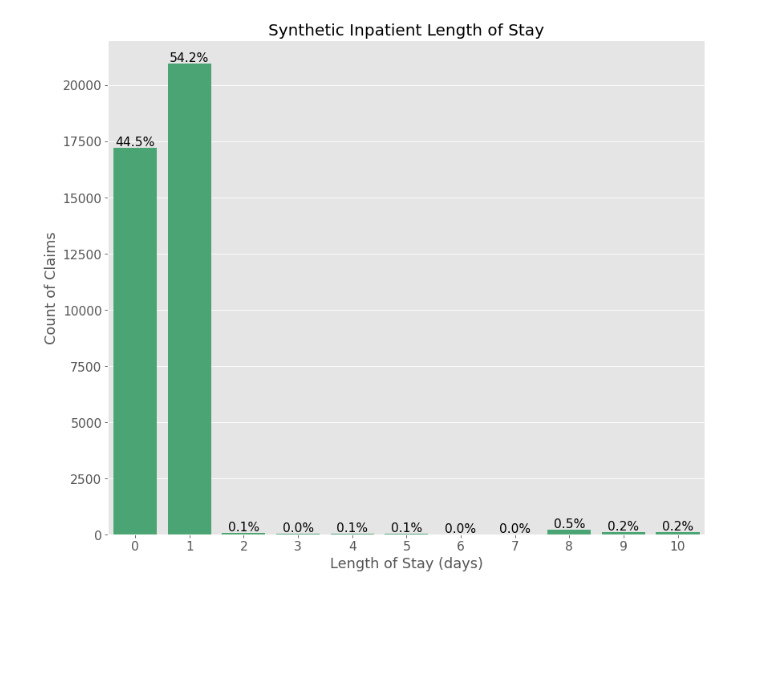
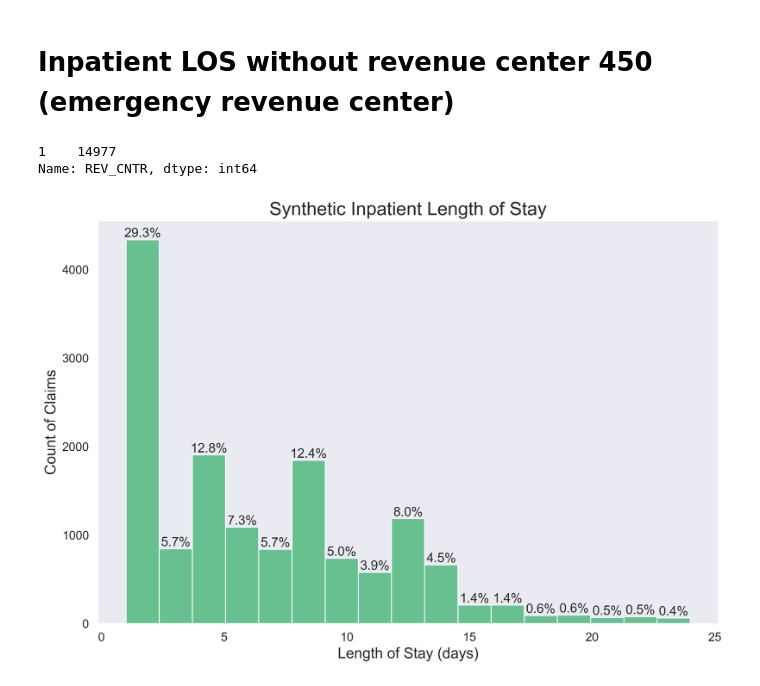
Before and after one commit to synthetichealth/rif-analysis, a Jupyter notebook: length_of_stay.ipynb, the cells around one changed output. Saved outputs shown, nothing was run; the diff lists cells and outputs as text; code cells hidden in the pictures; blank space fills up the shorter version.

```diff
--- a/length_of_stay.ipynb
+++ b/length_of_stay.ipynb
@@ -43,0 +68,30 @@ synthetic_inpatient_df['NCH_BENE_DSCHRG_DT'] = pd.to_datetime(synthetic_inpatien
+# %%
+# set figure size
+matplotlib.rcParams['figure.figsize'] = (12,8)
+
+# convert dates to datetime
+synthetic_inpatient_df['CLM_ADMSN_DT'] = pd.to_datetime(synthetic_inpatient_df['CLM_ADMSN_DT'])
+synthetic_inpatient_df['NCH_BENE_DSCHRG_DT'] = pd.to_datetime(synthetic_inpatient_df['NCH_BENE_DSCHRG_DT'])
+
+# calculate LOS
+synthetic_inpatient_df['LOS'] = (synthetic_inpatient_df['NCH_BENE_DSCHRG_DT'] - synthetic_inpatient_df['CLM_ADMSN_DT'])
+
+# convert LOS datatype to int to prep for chart
+synthetic_inpatient_df["LOS"] = synthetic_inpatient_df["LOS"].dt.days
+
+# remove outliers
+synthetic_LOS_outlier = synthetic_inpatient_df[synthetic_inpatient_df.LOS < synthetic_inpatient_df.LOS.quantile(.99)]
+
+# create chart and add bar labels
+ax=sns.histplot(x='LOS', data=synthetic_LOS_outlier, color = 'mediumseagreen',bins=10)
+ax.axes.set_title('Synthetic Inpatient Length of Stay',fontsize=22)
+ax.set_xlabel("Length of Stay (days)",fontsize=16)
+ax.set_ylabel("Count of Claims",fontsize=16)
+ax.tick_params(labelsize=13)
+ax.grid(False)
+
+
+# compute bar percentage labels
+for c in ax.containers:
+    labels = [f'{h/synthetic_LOS_outlier.LOS.count()*100:0.1f}%' if (h := v.get_height()) > 0 else '' for v in c]
+    ax.bar_label(c, labels=labels, label_type='edge',fontsize=14)
@@ -44,30 +100,40 @@ synthetic_inpatient_df['NCH_BENE_DSCHRG_DT'] = pd.to_datetime(synthetic_inpatien
+# %% [markdown]
+# Inpatient LOS without revenue center 450 (emergency revenue center)
+# %%
+# filter out emergency revenue center code 0450
+synthetic_inpatient_df= synthetic_inpatient_df[synthetic_inpatient_df.REV_CNTR != 450]
+synthetic_inpatient_df['REV_CNTR'].value_counts()
+# %% [output]
+1    14977
+Name: REV_CNTR, dtype: int64
 # %%
 # set figure size
-figure(figsize=(12, 10), dpi=80)
+matplotlib.rcParams['figure.figsize'] = (12,8)
 
 # convert dates to datetime
 synthetic_inpatient_df['CLM_ADMSN_DT'] = pd.to_datetime(synthetic_inpatient_df['CLM_ADMSN_DT'])
 synthetic_inpatient_df['NCH_BENE_DSCHRG_DT'] = pd.to_datetime(synthetic_inpatient_df['NCH_BENE_DSCHRG_DT'])
 
 # calculate LOS
 synthetic_inpatient_df['LOS'] = (synthetic_inpatient_df['NCH_BENE_DSCHRG_DT'] - synthetic_inpatient_df['CLM_ADMSN_DT'])
 
 # convert LOS datatype to int to prep for chart
 synthetic_inpatient_df["LOS"] = synthetic_inpatient_df["LOS"].dt.days
 
 # remove outliers
 synthetic_LOS_outlier = synthetic_inpatient_df[synthetic_inpatient_df.LOS < synthetic_inpatient_df.LOS.quantile(.99)]
 
-# plot
-ax=sns.countplot(x='LOS', data=synthetic_LOS_outlier, color = 'mediumseagreen')
-ax.axes.set_title('Synthetic Inpatient Length of Stay',fontsize=18)
+# create chart and add bar labels
+ax=sns.histplot(x='LOS', data=synthetic_LOS_outlier, color = 'mediumseagreen',bins=17)
+ax.axes.set_title('Synthetic Inpatient Length of Stay',fontsize=20)
 ax.set_xlabel("Length of Stay (days)",fontsize=16)
 ax.set_ylabel("Count of Claims",fontsize=16)
-ax.tick_params(labelsize=14)
+ax.tick_params(labelsize=13)
+ax.grid(False)
 
 # compute bar percentage labels
 for c in ax.containers:
     labels = [f'{h/synthetic_LOS_outlier.LOS.count()*100:0.1f}%' if (h := v.get_height()) > 0 else '' for v in c]
     ax.bar_label(c, labels=labels, label_type='edge',fontsize=14)
 # %% [output]
-[figure, old version]
+[figure, new version]
```
Also changed, not shown: parts of 18 cells of this notebook, 13 other files.
